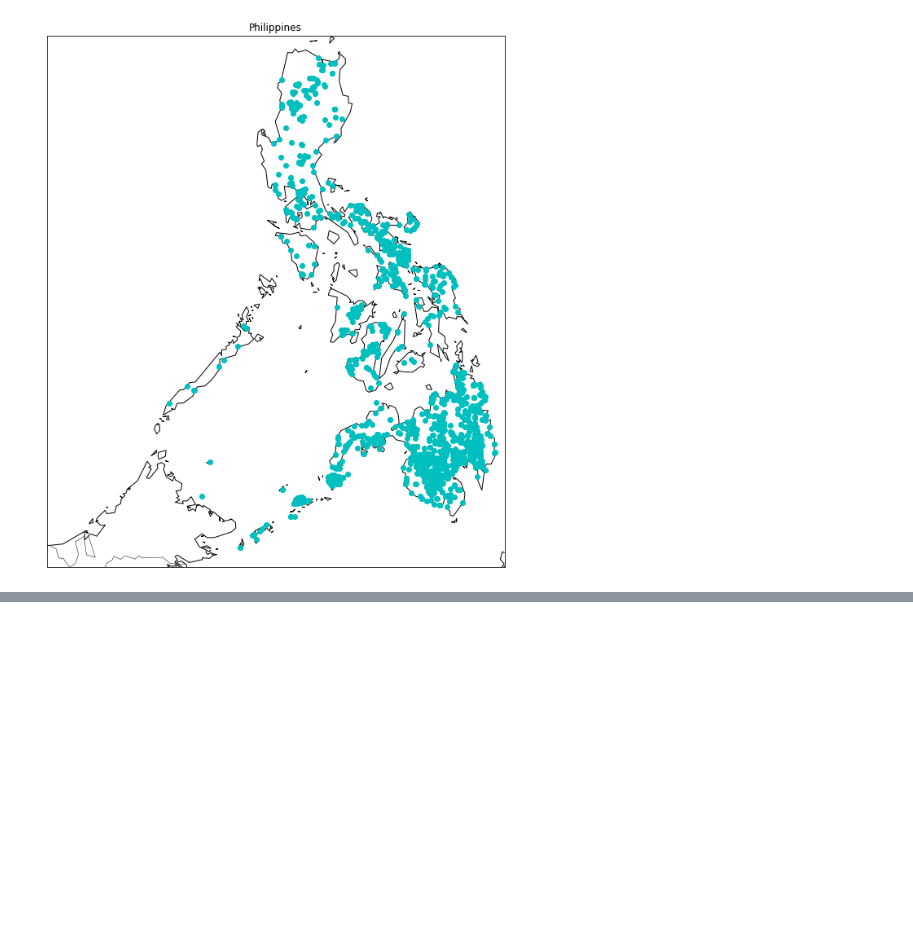
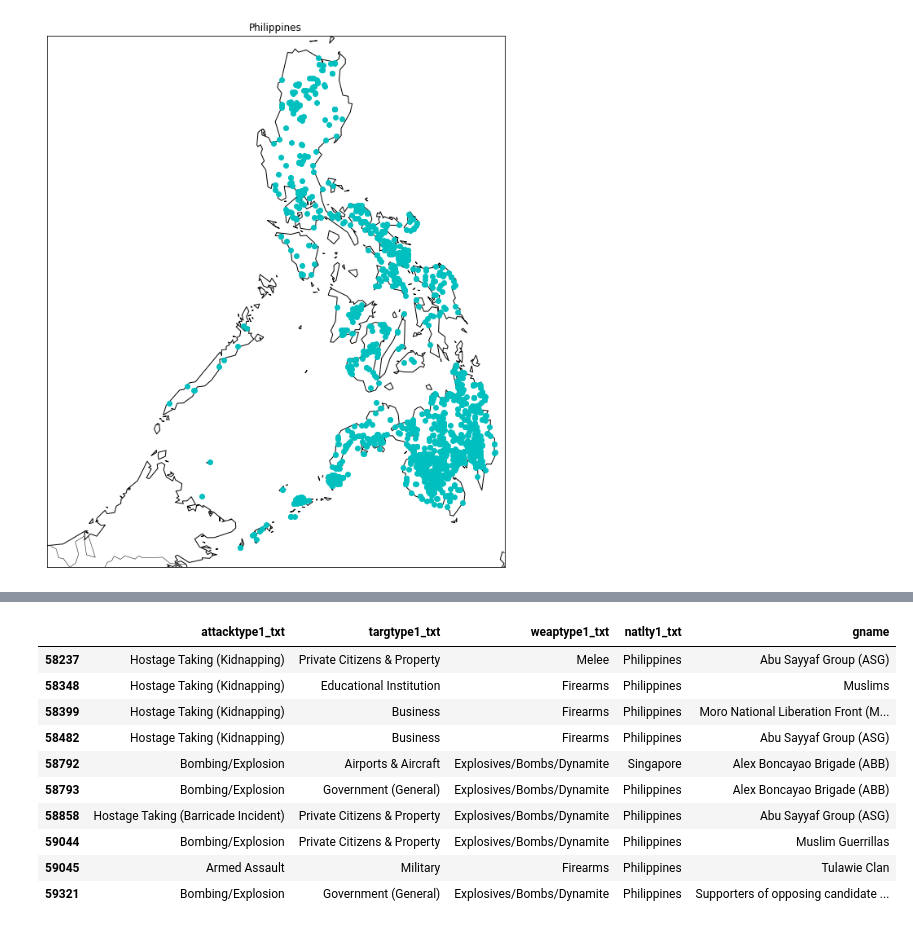
Before and after one commit to Gary-OB/Big-Data---Terrorismds, a Jupyter notebook: Predictive Modeling of Terrorism Perpetrators.ipynb, the cells around one changed output, grey strips where cells are left out. Cells and saved outputs as stored; diff of their text form; code cells hidden in the pictures; blank space fills up the shorter version.

```diff
--- a/Predictive Modeling of Terrorism Perpetrators.ipynb
+++ b/Predictive Modeling of Terrorism Perpetrators.ipynb
@@ -196,0 +216,21 @@ plt.show()
+# %%
+##pre-processing
+#df = data[["iyear", "country_txt", "attacktype1_txt", "targtype1_txt", "weaptype1_txt", "natlty1_txt", "gname"]]
+
+
+
+cleaned_data = cleaned_data[["attacktype1_txt", "targtype1_txt", "weaptype1_txt", "natlty1_txt", "gname"]]
+
+cleaned_data.head(10)
+# %% [output]
+|  | attacktype1_txt | targtype1_txt | weaptype1_txt | natlty1_txt | gname |
+| 58237 | Hostage Taking (Kidnapping) | Private Citizens & Property | Melee | Philippines | Abu Sayyaf Group (ASG) |
+| 58348 | Hostage Taking (Kidnapping) | Educational Institution | Firearms | Philippines | Muslims |
+| 58399 | Hostage Taking (Kidnapping) | Business | Firearms | Philippines | Moro National Liberation Front (M... |
+| 58482 | Hostage Taking (Kidnapping) | Business | Firearms | Philippines | Abu Sayyaf Group (ASG) |
+| 58792 | Bombing/Explosion | Airports & Aircraft | Explosives/Bombs/Dynamite | Singapore | Alex Boncayao Brigade (ABB) |
+| 58793 | Bombing/Explosion | Government (General) | Explosives/Bombs/Dynamite | Philippines | Alex Boncayao Brigade (ABB) |
+| 58858 | Hostage Taking (Barricade Incident) | Private Citizens & Property | Explosives/Bombs/Dynamite | Philippines | Abu Sayyaf Group (ASG) |
+| 59044 | Bombing/Explosion | Private Citizens & Property | Explosives/Bombs/Dynamite | Philippines | Muslim Guerrillas |
+| 59045 | Armed Assault | Military | Firearms | Philippines | Tulawie Clan |
+| 59321 | Bombing/Explosion | Government (General) | Explosives/Bombs/Dynamite | Philippines | Supporters of opposing candidate ... |
```
Also changed, not shown: parts of 28 cells of this notebook.
